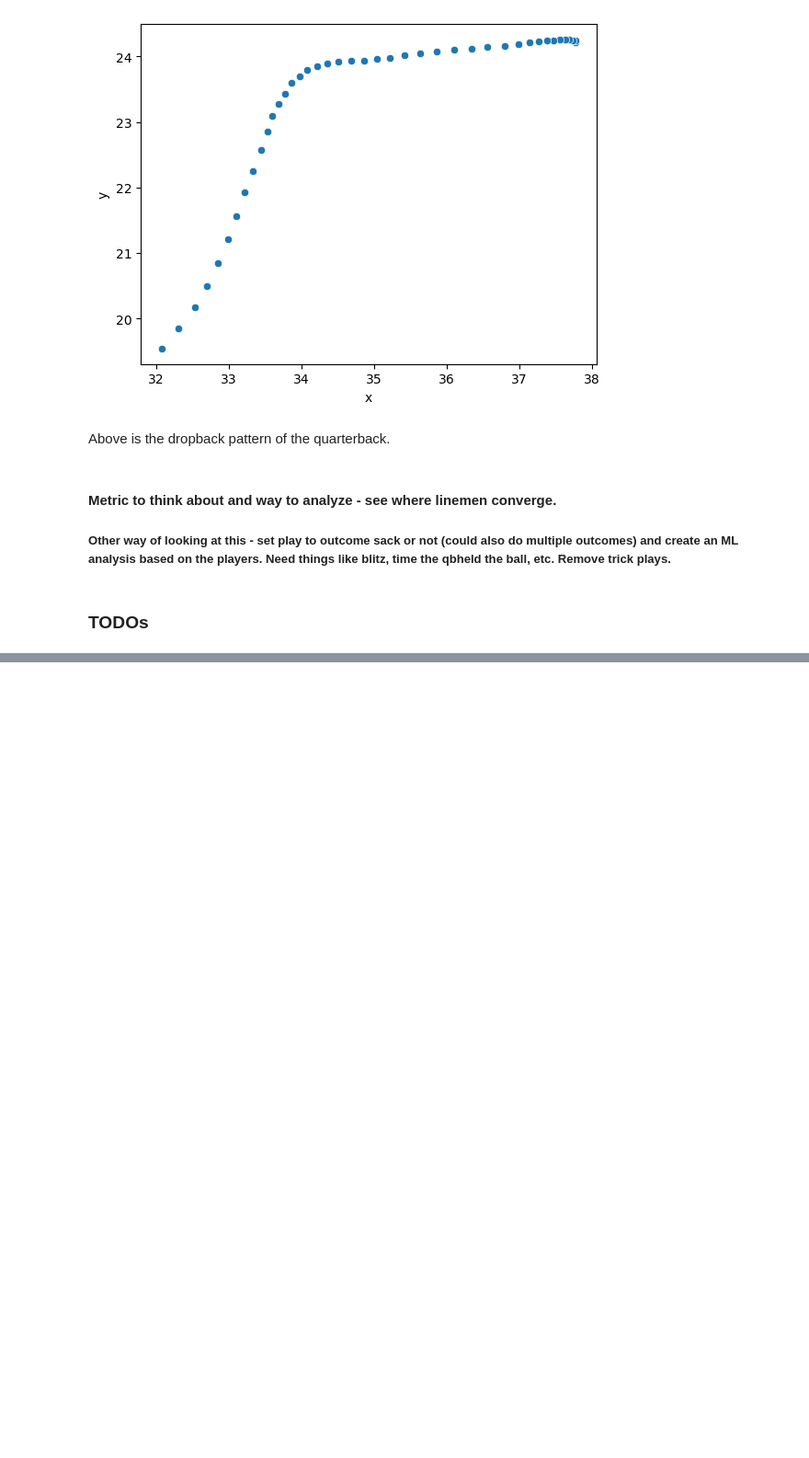
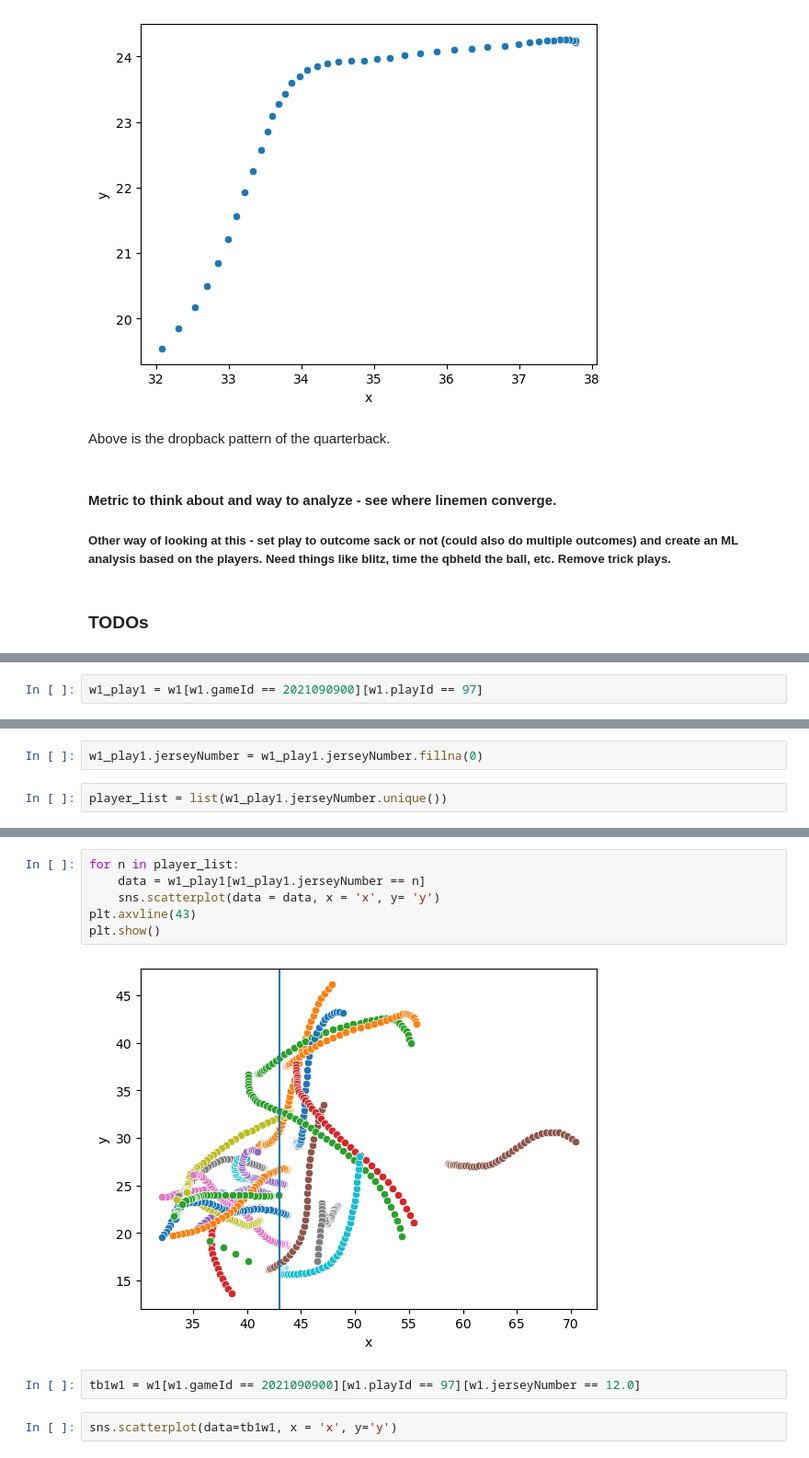
Before and after one commit to Miller-Ryan-1/nfl-linemen, a Jupyter notebook: analysis_playground.ipynb, the cells around one changed output, grey strips where cells are left out. Shown: that part at 92% size. Saved outputs shown, nothing was run; the diff lists cells and outputs as text; blank space fills up the shorter version.

Commit message:
started player tracking

```diff
--- a/analysis_playground.ipynb
+++ b/analysis_playground.ipynb
@@ -189,3 +190,5 @@ Above is the dropback pattern of the quarterback.
 3. Try to capture team statistical info to merge into analysis.
 4. Try to capture opponent player info to merge into analysis.
 5. Metric track and strategy track?
+# %%
+w1_play1 = w1[w1.gameId == 2021090900][w1.playId == 97]
@@ -191,0 +311,4 @@ Above is the dropback pattern of the quarterback.
+# %%
+w1_play1.jerseyNumber = w1_play1.jerseyNumber.fillna(0)
+# %%
+player_list = list(w1_play1.jerseyNumber.unique())
@@ -191,0 +335,12 @@ Above is the dropback pattern of the quarterback.
+# %%
+for n in player_list:
+    data = w1_play1[w1_play1.jerseyNumber == n]
+    sns.scatterplot(data = data, x = 'x', y= 'y')
+plt.axvline(43)
+plt.show()
+# %% [output]
+[figure, added]
+# %%
+tb1w1 = w1[w1.gameId == 2021090900][w1.playId == 97][w1.jerseyNumber == 12.0]
+# %%
+sns.scatterplot(data=tb1w1, x = 'x', y='y')
```
Also changed, not shown: parts of 22 cells of this notebook.
